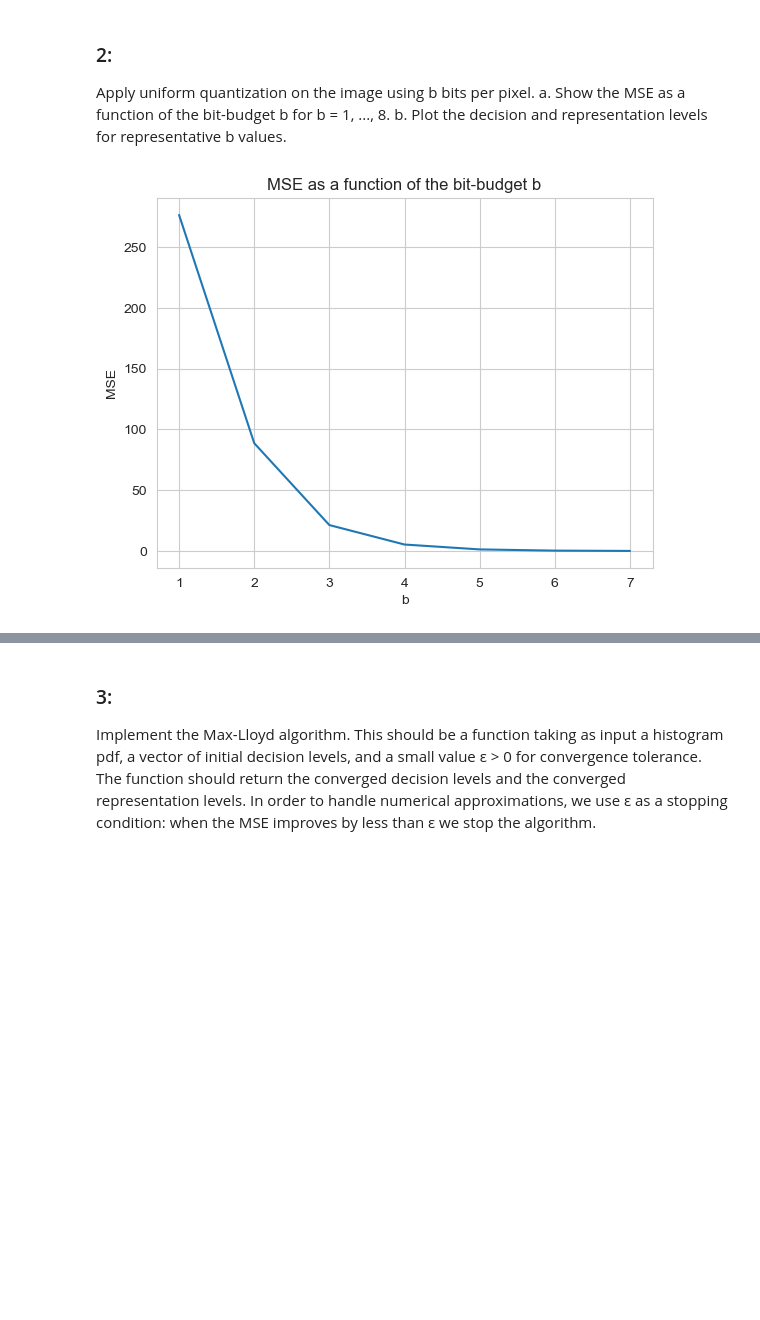
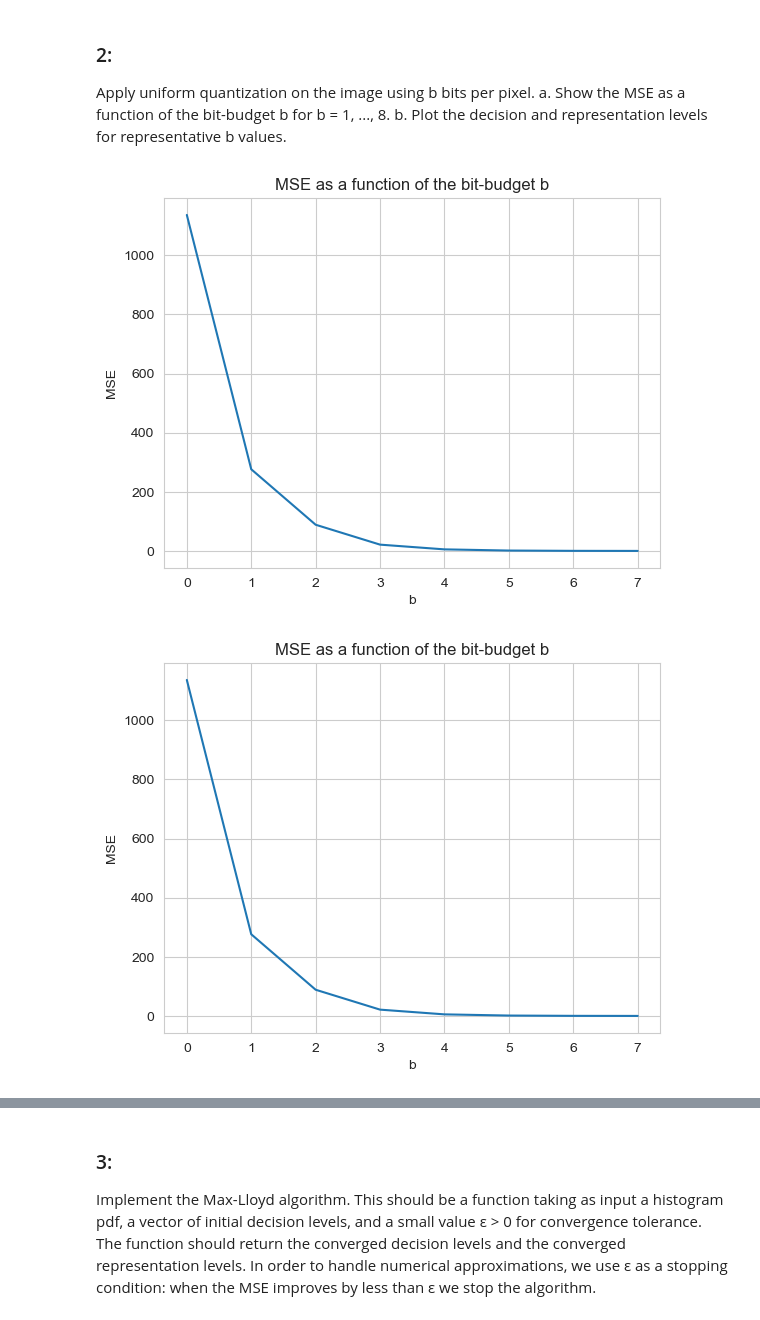
Before and after one commit to LIOR-YAACOV/IntroToDataProcessingAndRepresentation-cs236201-HW1, a Jupyter notebook: HW1.ipynb, the cells around one changed output, grey strips where cells are left out. Drawn from its saved outputs; the diff is of its cells as text; code cells hidden in the pictures; blank space fills up the shorter version.

```diff
--- a/HW1.ipynb
+++ b/HW1.ipynb
@@ -54,9 +56,8 @@ def uniform_quntizer(image_arr, bit):
     return quantized_array
 
 #Calculte the MSE
-def mse_on_grayscale():
-    mse_array = []
-    bits = range(1,9)
+def mse_on_grayscale(mse_array):
+    bits = range(0,8)
     for i in bits:
         mse_array.append(np.mean((gray_image_arr - uniform_quntizer(gray_image_arr, i+1))**2))
     plt.plot(bits, mse_array)
@@ -66,12 +67,13 @@ def mse_on_grayscale():
 # %%
 #quantized_image = uniform_quntizer(gray_image_arr, 5).reshape(gray_image.size[0],gray_image.size[1])
 #plt.imshow(quantized_image, cmap='gray')
 #plt.grid(None)
 #plt.show()
-
-mse_on_grayscale()
+mse_arr = []
+mse_on_grayscale(mse_arr)
 # %% [output]
-[figure, old version]
+[figure, new version]
+[figure, added]
 # %%
 def get_levels(image_array, bit) :
     power_of_b = 2**bit
```
Also changed, not shown: parts of 8 cells of this notebook.
